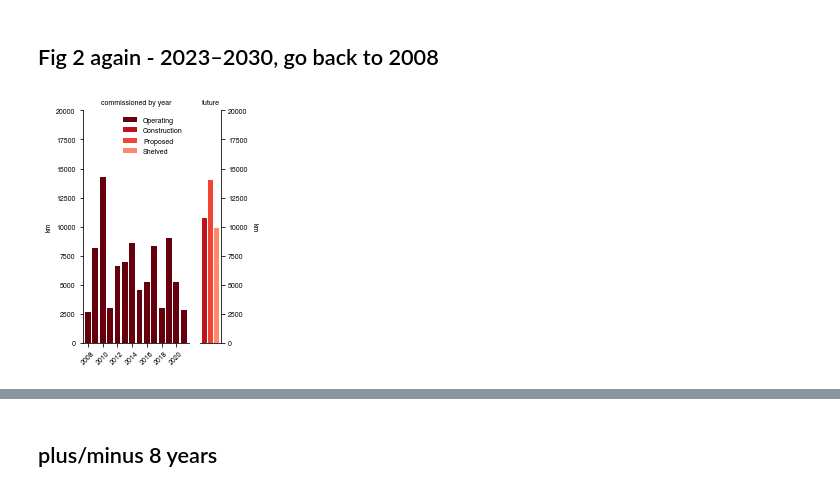
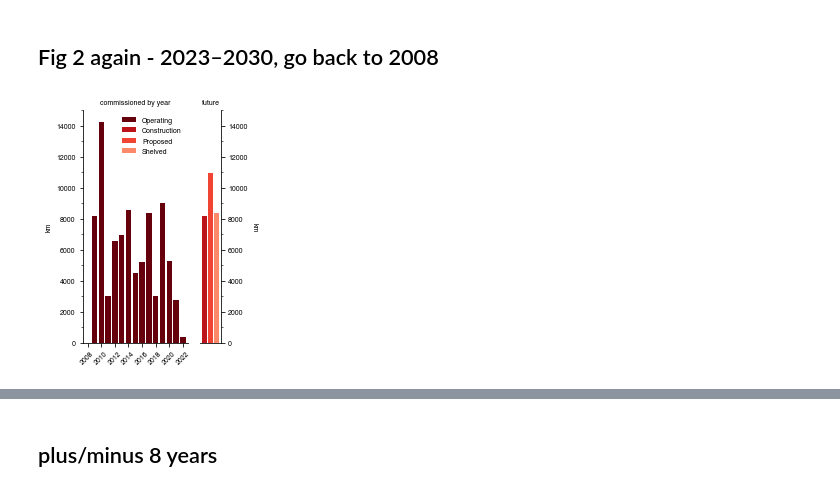
Before and after one commit to GlobalEnergyMonitor/GOIT-GGIT-research, a Jupyter notebook: oil-pipelines-briefing-2022/notebooks/oil-pipelines-briefing-2022-research-calculations.ipynb, the cells around one changed output, grey strips where cells are left out. Drawn from its saved outputs; the diff is of its cells as text; code cells hidden in the pictures.

```diff
--- a/oil-pipelines-briefing-2022/notebooks/oil-pipelines-briefing-2022-research-calculations.ipynb
+++ b/oil-pipelines-briefing-2022/notebooks/oil-pipelines-briefing-2022-research-calculations.ipynb
@@ -332,7 +332,8 @@ pipes_started_startyear = pipes_started_startyear[(pipes_started_startyear['Stat
 # indev pipelines = Proposed or Construction
 pipes_indev = pipes_df_orig.copy()
 pipes_indev = pipes_indev[pipes_indev['Fuel']=='Oil']
-pipes_indev = pipes_indev.groupby('Status')['LengthMergedKm'].sum()
+pipes_indev = pipes_indev.loc[(pipes_indev.StartYearEarliest>2022)|
+                              (pipes_indev.StartYearEarliest.isna())].groupby('Status')['LengthMergedKm'].sum()
 # %%
 pipes_indev_to2030 = pipes_df_orig.copy()
 pipes_indev_to2030 = pipes_indev_to2030[(pipes_indev_to2030['Fuel']=='Oil') &
@@ -349,8 +350,8 @@ pipes_indev_startyear = pipes_indev_startyear.groupby(['Status','StartYearEarlie
 # %%
 font_size = 7
 
-ytop = 20000
-ytop2 = 20000
+ytop = 15000
+ytop2 = 15000
 
 fig = mp.figure(figsize=(3.25,4))
 
@@ -359,15 +360,13 @@ spec = fig.add_gridspec(ncols=2, nrows=1, width_ratios=widths)
 
 ax = fig.add_subplot(spec[0,0])
 
-#axpos = ax.get_position()
 ax.bar(pipes_started_sum.index.values[-15:-1], pipes_started_sum.values[-15:-1],
        color=tracker_operating, label='Operating') # color=solar_base03
 ax.tick_params(labelsize=font_size)
 ax.tick_params('x', rotation=45)
-#ax.set_xlabel('start year', size=font_size)
 ax.set_ylabel('km', size=font_size)
 
-ax.set_xlim(2007.25, 2021.75)
+ax.set_xlim(2007.25, 2022.75)
 ax.set_ylim(0, ytop)
 
 ax.xaxis.set_major_locator(matplotlib.ticker.MaxNLocator(integer=True))
@@ -375,51 +374,49 @@ ax.xaxis.set_major_locator(matplotlib.ticker.MaxNLocator(integer=True))
 ax2 = fig.add_subplot(spec[0,1])
 ax2.set_ylim(0, ytop2)
 ax2.set_xlim(0.25,3.75)
-#ax2pos = ax2.get_position()
 xvals = [1,2,3]
 
-#colors = [solar_orange, solar_yellow, '0.75']
 colors = [tracker_construction, tracker_proposed, tracker_shelved]
 status = ['Construction', 'Proposed', 'Shelved']
 ax2_list = []
 for x,c,s in zip(xvals,colors,status):
     ax2_list.append(ax2.bar(x, pipes_indev[s],
-             color=c, label=s))
+                 color=c, label=s))
 
 ax_h, ax_l = ax.get_legend_handles_labels()
 ax2_h, ax2_l = ax2.get_legend_handles_labels()
 
-#ax2.set_xlabel('possible\nfuture', size=font_size)
-#ax2.set_yticklabels([])
 ax2.set_xticklabels([])
 ax2.tick_params(labelsize=font_size)
 ax2.set_xticks([])
 
+
 ax2.yaxis.tick_right()
 ax2.set_ylabel('km', fontsize=font_size, rotation=-90, labelpad=10)
 ax2.yaxis.set_label_position('right')
-#ax2.set_yticklabels([])
-#ax2.set_yticks([])
 
 ax.legend(handles=ax_h+ax2_h, fontsize=font_size, frameon=False)
 
 axpos = ax.get_position()
 ax2pos = ax2.get_position()
 
 ax.spines['right'].set_visible(False)
 ax.spines['top'].set_visible(False)
 
 ax2.spines['left'].set_visible(False)
 ax2.spines['top'].set_visible(False)
 #ax2.spines['right'].set_visible(False)
 
 ax.set_title('commissioned by year', fontsize=font_size)
 ax2.set_title('future', fontsize=font_size)
 
 fig.tight_layout()#w_pad=0.05)
 #fig.subplots_adjust(wspace=0.05, hspace=None)
 
+ax.yaxis.set_minor_locator(matplotlib.ticker.AutoMinorLocator(2))
+ax2.yaxis.set_minor_locator(matplotlib.ticker.AutoMinorLocator(2))
+
 mp.savefig('saved-figures/oil-pipelines_km-by-start-year-backto2008.png', bbox_inches='tight', transparent=True, dpi=600)
 mp.savefig('saved-figures/oil-pipelines_km-by-start-year-backto2008.pdf', bbox_inches='tight', transparent=True)
 # %% [output]
-[figure, old version]
+[figure, new version]
```
Also changed, not shown: parts of 65 cells of this notebook, 1 other file.
